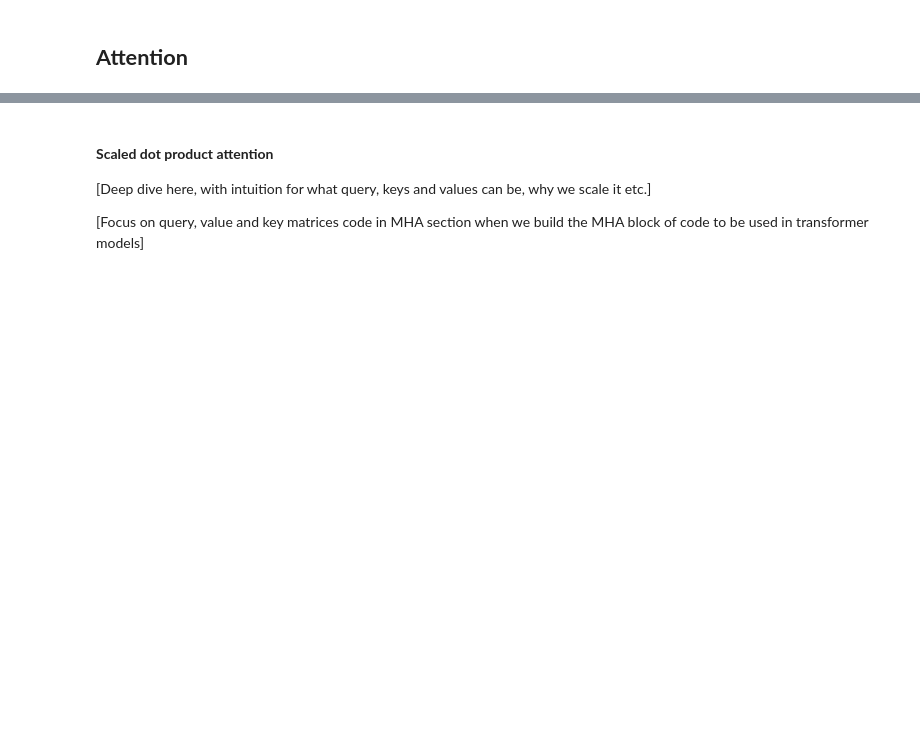
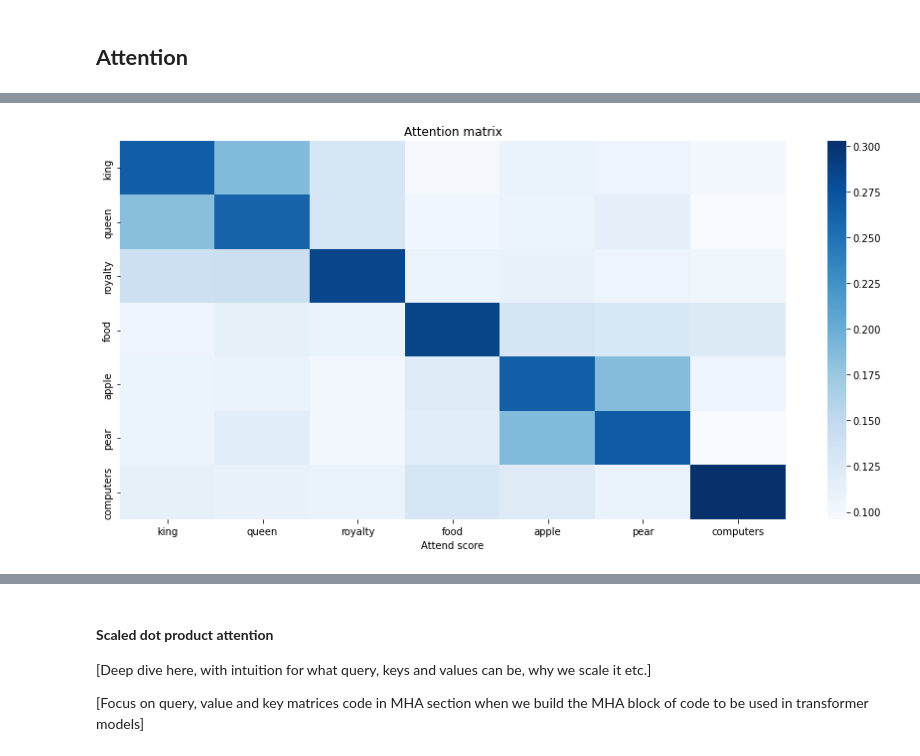
Before and after one commit to deep-learning-indaba/indaba-pracs-2022, a Jupyter notebook: attention_and_transformers.ipynb, the cells around one changed output, grey strips where cells are left out. Cells and saved outputs as stored; diff of their text form; code cells hidden in the pictures; blank space fills up the shorter version.

Commit message:
added in attention details until the start of self attention

```diff
--- a/attention_and_transformers.ipynb
+++ b/attention_and_transformers.ipynb
@@ -161,3 +199,0 @@ print(f" Devices: {jax.devices()}")
-# %%
-def dot_product_attention(hidden_state, current_state):
-  raise NotImplementedError
@@ -172,0 +250,16 @@ def multiplicative_attention(hidden_state, current_state):
+# %%
+def dot_product_attention(hidden_states, previous_state):
+  scores = # FINISH ME
+  w_n = # FINSIH ME
+  c_t = jnp.matmul(w_n, hidden_states)
+
+  return w_n, c_t
+# %%
+# @title Answer to code task (Try not to peek until you've given it a good try!')
+def dot_product_attention(hidden_states, previous_state):
+
+  scores = jnp.dot(hidden_states, previous_state.T)
+  w_n = jax.nn.softmax(scores)
+  c_t = jnp.matmul(w_n, hidden_states)
+
+  return w_n, c_t
@@ -172,0 +270,7 @@ def multiplicative_attention(hidden_state, current_state):
+# %%
+words = ['king', 'queen', 'royalty', 'food', 'apple', 'pear', 'computers']
+word_embeddings = get_word2vec_embedding(words)
+weights, _ = dot_product_attention(word_embeddings, word_embeddings)
+plot_attention_weight_matrix(weights, words, words)
+# %% [output]
+[figure, added]
```
Also changed, not shown: parts of 22 cells of this notebook.
